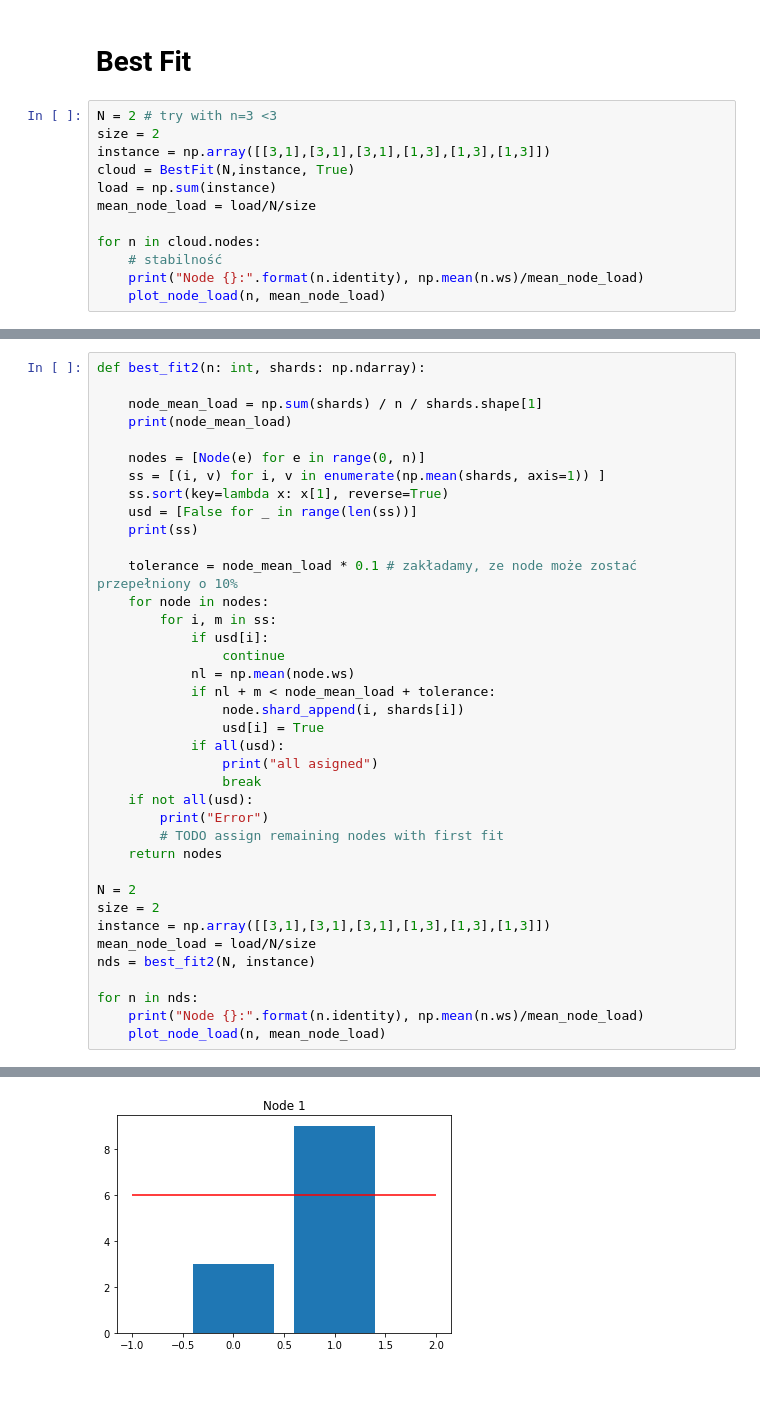
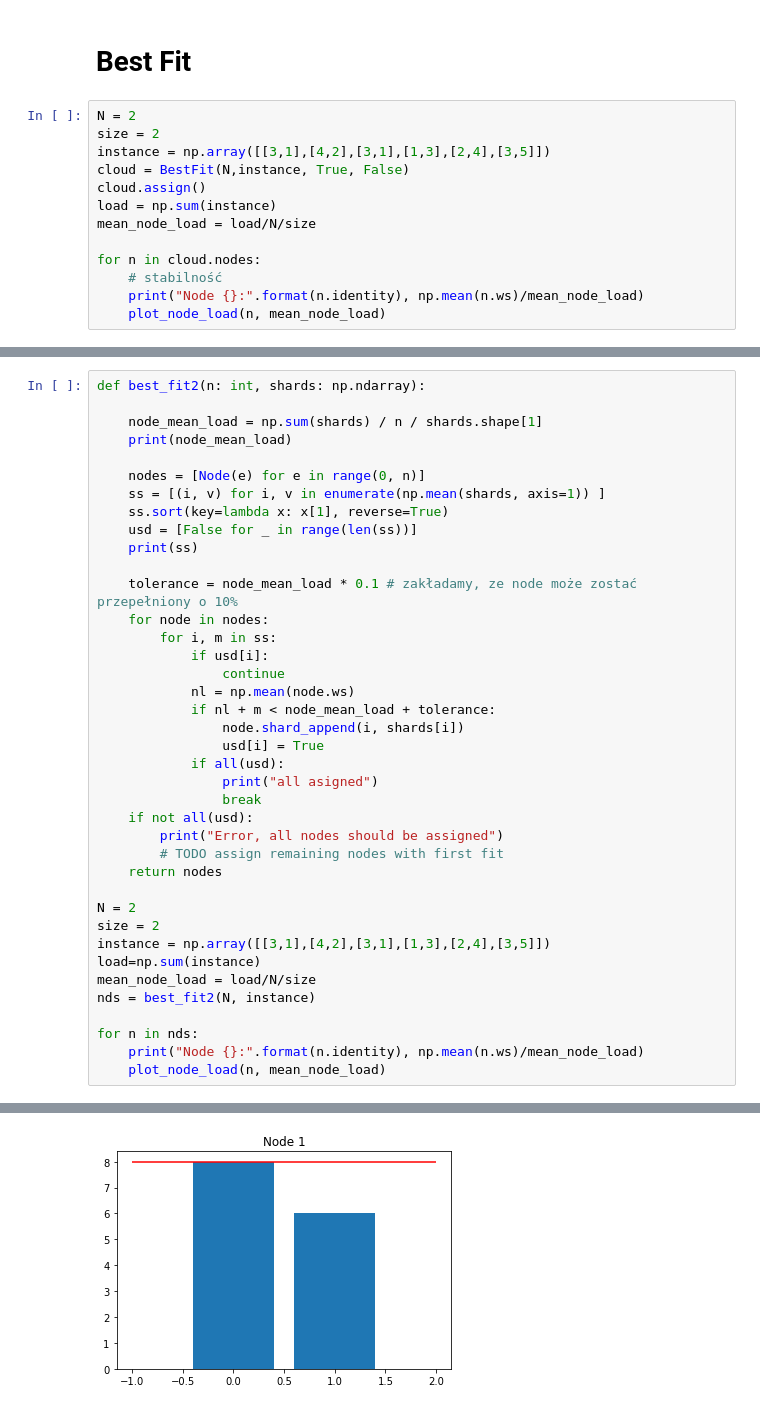
Before and after one commit to szkudlarekdamian/kosharda, a Jupyter notebook: algorithms.ipynb, the cells around one changed output, grey strips where cells are left out. Cells and saved outputs as stored; diff of their text form.

```diff
--- a/algorithms.ipynb
+++ b/algorithms.ipynb
@@ -90,10 +90,11 @@ Node 1: 1.0
 # %% [markdown]
 # Best Fit
 # %%
-N = 2 # try with n=3 <3
+N = 2
 size = 2
-instance = np.array([[3,1],[3,1],[3,1],[1,3],[1,3],[1,3]])
-cloud = BestFit(N,instance, True)
+instance = np.array([[3,1],[4,2],[3,1],[1,3],[2,4],[3,5]])
+cloud = BestFit(N,instance, True, False)
+cloud.assign()
 load = np.sum(instance)
 mean_node_load = load/N/size
 
@@ -131,13 +134,14 @@ def best_fit2(n: int, shards: np.ndarray):
                 print("all asigned")
                 break
     if not all(usd):
-        print("Error")
+        print("Error, all nodes should be assigned")
         # TODO assign remaining nodes with first fit
     return nodes
 
 N = 2
 size = 2
-instance = np.array([[3,1],[3,1],[3,1],[1,3],[1,3],[1,3]])
+instance = np.array([[3,1],[4,2],[3,1],[1,3],[2,4],[3,5]])
+load=np.sum(instance)
 mean_node_load = load/N/size
 nds = best_fit2(N, instance)
 
@@ -154 +158 @@ Node 1: 1.0
-[figure, old version]
+[figure, new version]
```
Also changed, not shown: parts of 2 cells of this notebook.
